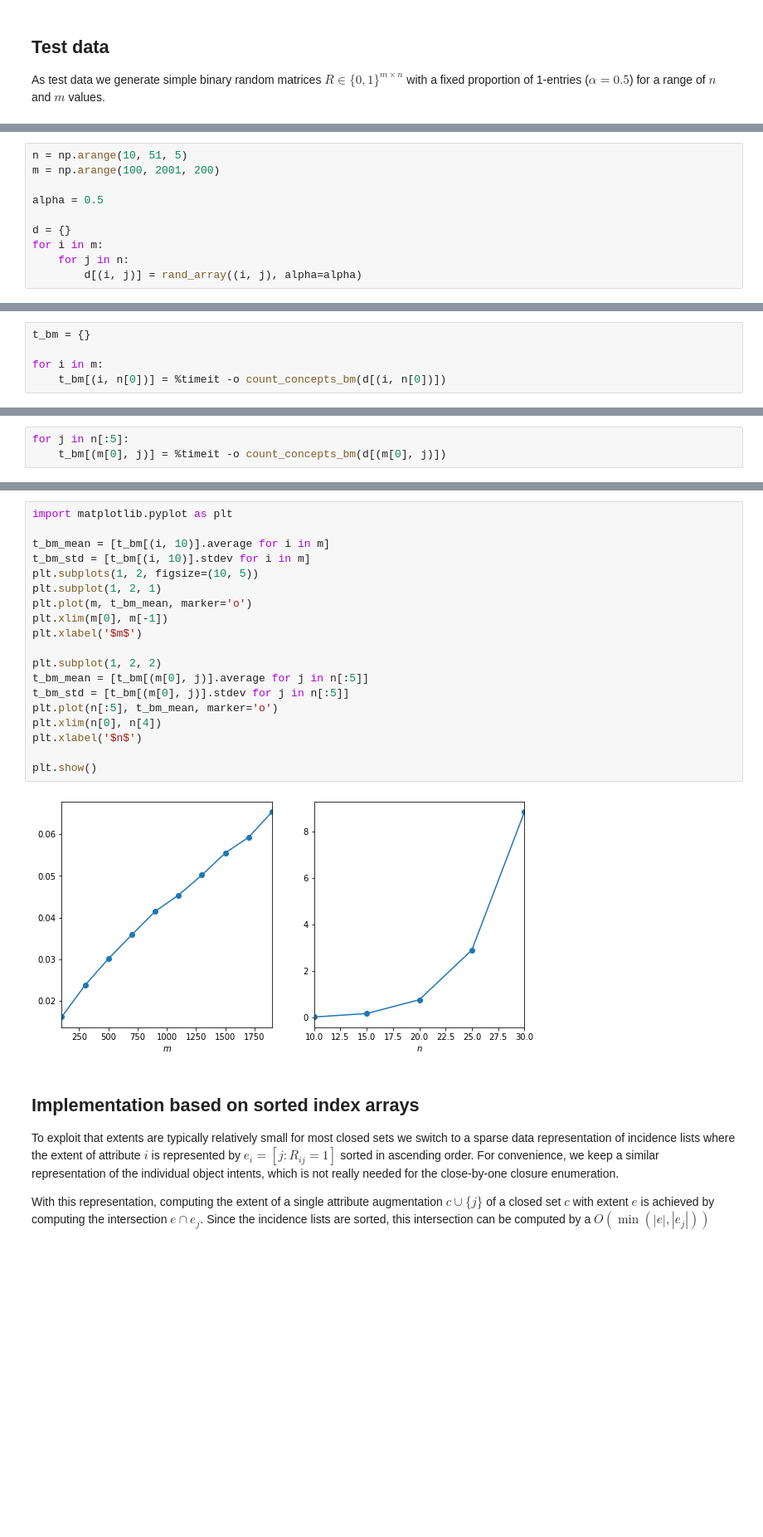
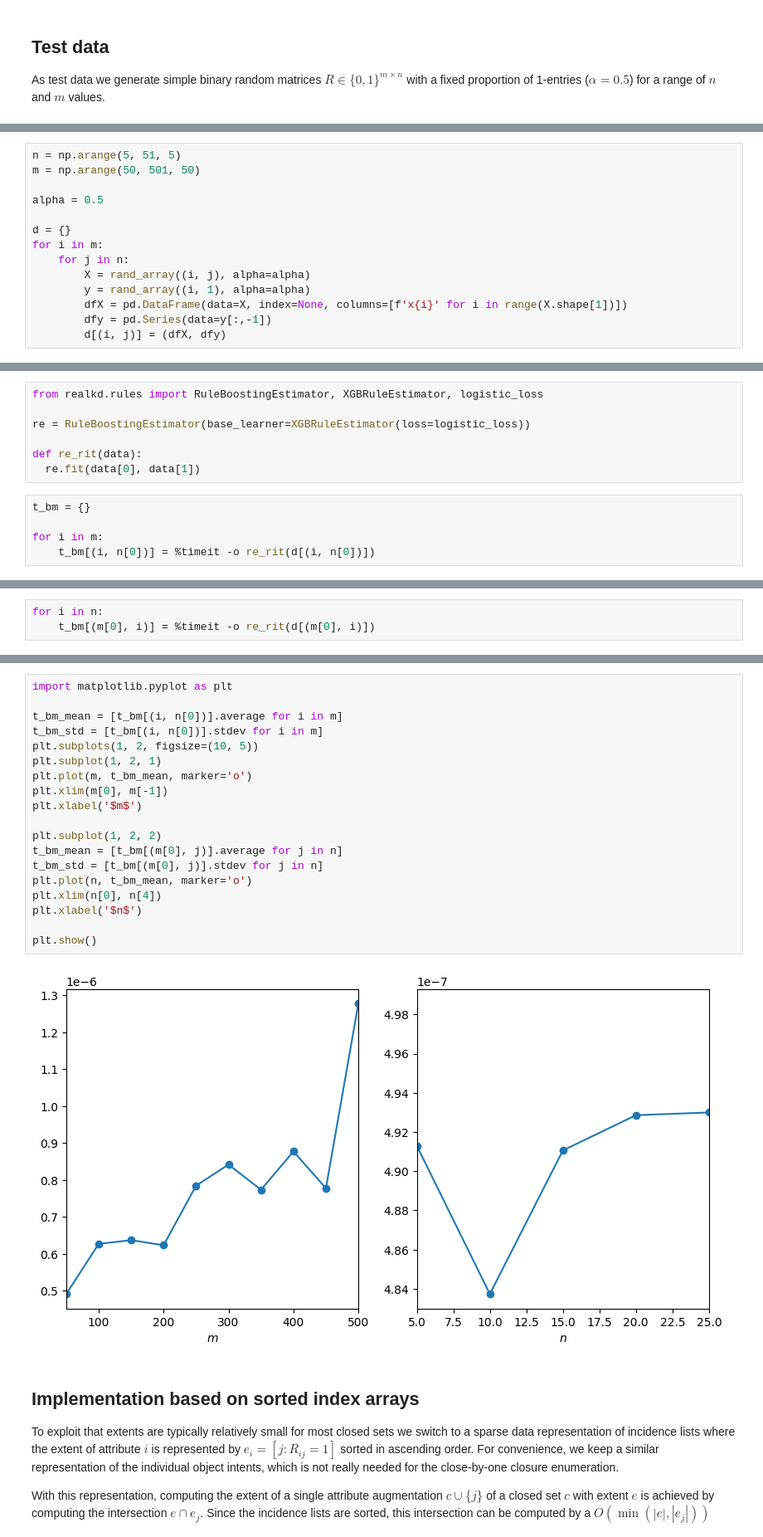
Before and after one commit to marioboley/realkd.py, a Jupyter notebook: numba_testing.ipynb, the cells around one changed output, grey strips where cells are left out. Shown at 83% size. Drawn from its saved outputs; the diff is of its cells as text; blank space fills up the shorter version.

```diff
--- a/numba_testing.ipynb
+++ b/numba_testing.ipynb
@@ -34,10 +35,14 @@ array([[1, 1, 0, 1, 1],
 # %%
-n = np.arange(10, 51, 5)
-m = np.arange(100, 2001, 200)
+n = np.arange(5, 51, 5)
+m = np.arange(50, 501, 50)
 
 alpha = 0.5
 
 d = {}
 for i in m:
     for j in n:
-        d[(i, j)] = rand_array((i, j), alpha=alpha)
+        X = rand_array((i, j), alpha=alpha)
+        y = rand_array((i, 1), alpha=alpha)
+        dfX = pd.DataFrame(data=X, index=None, columns=[f'x{i}' for i in range(X.shape[1])])
+        dfy = pd.Series(data=y[:,-1])
+        d[(i, j)] = (dfX, dfy)
@@ -89,6 +51,13 @@ count_concepts_bm(d_tiny, print_sets=True)
+# %%
+from realkd.rules import RuleBoostingEstimator, XGBRuleEstimator, logistic_loss
+
+re = RuleBoostingEstimator(base_learner=XGBRuleEstimator(loss=logistic_loss))
+
+def re_rit(data):
+  re.fit(data[0], data[1])
 # %%
 t_bm = {}
 
 for i in m:
-    t_bm[(i, n[0])] = %timeit -o count_concepts_bm(d[(i, n[0])])
+    t_bm[(i, n[0])] = %timeit -o re_rit(d[(i, n[0])])
 # %% [output]
@@ -105,4 +74,4 @@ for i in m:
 # %%
-for j in n[:5]:
-    t_bm[(m[0], j)] = %timeit -o count_concepts_bm(d[(m[0], j)])
+for i in n:
+    t_bm[(m[0], i)] = %timeit -o re_rit(d[(m[0], i)])
 # %% [output]
@@ -114,24 +111,24 @@ for j in n[:5]:
 # %%
 import matplotlib.pyplot as plt
 
-t_bm_mean = [t_bm[(i, 10)].average for i in m]
-t_bm_std = [t_bm[(i, 10)].stdev for i in m]
+t_bm_mean = [t_bm[(i, n[0])].average for i in m]
+t_bm_std = [t_bm[(i, n[0])].stdev for i in m]
 plt.subplots(1, 2, figsize=(10, 5))
 plt.subplot(1, 2, 1)
 plt.plot(m, t_bm_mean, marker='o')
 plt.xlim(m[0], m[-1])
 plt.xlabel('$m$')
 
 plt.subplot(1, 2, 2)
-t_bm_mean = [t_bm[(m[0], j)].average for j in n[:5]]
-t_bm_std = [t_bm[(m[0], j)].stdev for j in n[:5]]
-plt.plot(n[:5], t_bm_mean, marker='o')
+t_bm_mean = [t_bm[(m[0], j)].average for j in n]
+t_bm_std = [t_bm[(m[0], j)].stdev for j in n]
+plt.plot(n, t_bm_mean, marker='o')
 plt.xlim(n[0], n[4])
 plt.xlabel('$n$')
 
 plt.show()
 # %% [output]
-[figure, old version]
+[figure, new version]
 # %% [markdown]
 ## Implementation based on sorted index arrays
 
```
Also changed, not shown: parts of 13 cells of this notebook.
